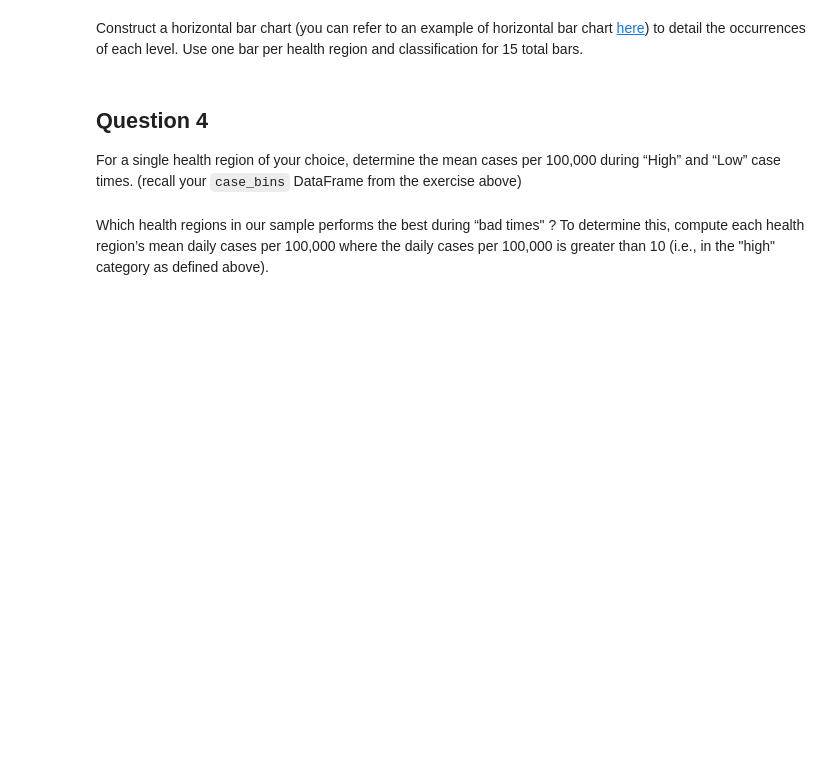
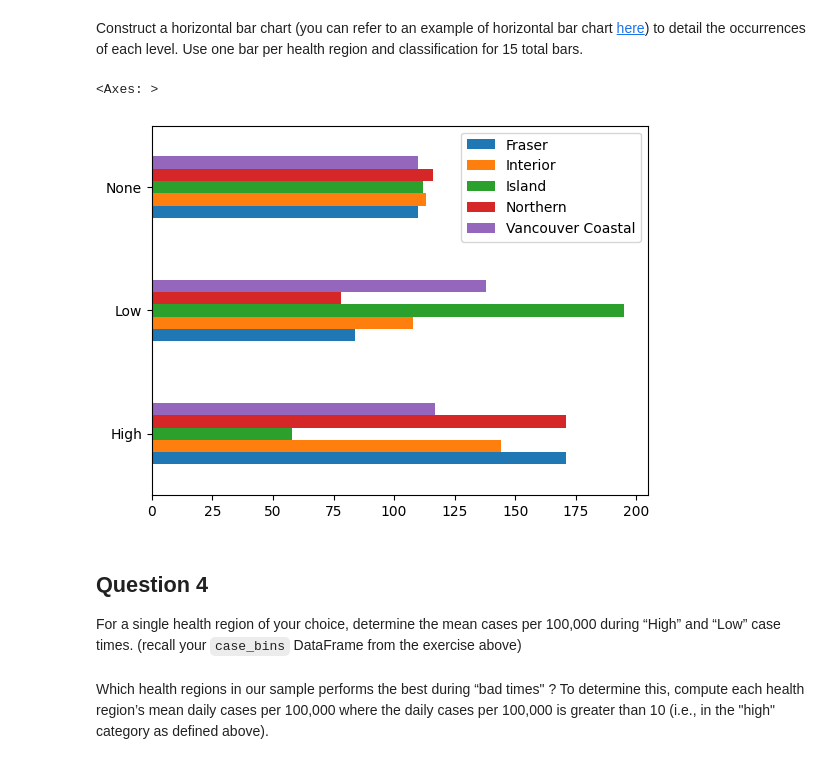
Before and after one commit to tonyliang19/ECON323_2023_Spring, a Jupyter notebook: problem_sets/problem_set_5_Luo_Liang.ipynb, the cells around one changed output. Drawn from its saved outputs; the diff is of its cells as text; code cells hidden in the pictures; blank space fills up the shorter version.

```diff
--- a/problem_sets/problem_set_5_Luo_Liang.ipynb
+++ b/problem_sets/problem_set_5_Luo_Liang.ipynb
@@ -181,7 +181,21 @@ Write a Python function that takes a single number as an input and
 outputs a single string which notes whether that number is High, Low, or None.
 # %%
 # Your code here
+
+# Takes single number and output string based on condition on boundary specified
+# Assuming the number n is only in [0, 10]
+def transform_cases(n):
+    if n > 10:
+        out = "High"
+    elif n == 0:
+        out = "None"
+    else:
+        out = "Low"
+    return out
 # %% [markdown]
 Pass your function to either `apply` or `applymap` and save the result in a new DataFrame called `case_bins`.
 # %%
 # Your code here
+# apply the transform_cases to cases per 100000 and save to dataframe
+cases_bins = absolute_cases_bc.applymap(transform_cases)
+cases_bins.head()
@@ -198,0 +219,6 @@ Use another transformation on `case_bins` to count how many times each health re
+# %%
+# Count how many times each health regoin had of each of the three classifications
+cases_bin_counts = cases_bins.apply(pd.Series.value_counts)
+# remove column name of health region (otherwise recognized by plot and plot extra)
+cases_bin_counts.columns.name = None
+cases_bin_counts
@@ -201,6 +232,11 @@ Construct a horizontal bar chart (you can refer to an example of horizontal bar
 Use one bar per health region and classification for 15 total bars.
 # %%
 # Your code here
+# horizontal bar chart to detail occurrences of each level per region
+cases_bin_counts.plot.barh()
+# %% [output]
+<Axes: >
+[figure, added]
 # %% [markdown]
 ## Question 4
 
```
Also changed, not shown: parts of 3 cells of this notebook.
